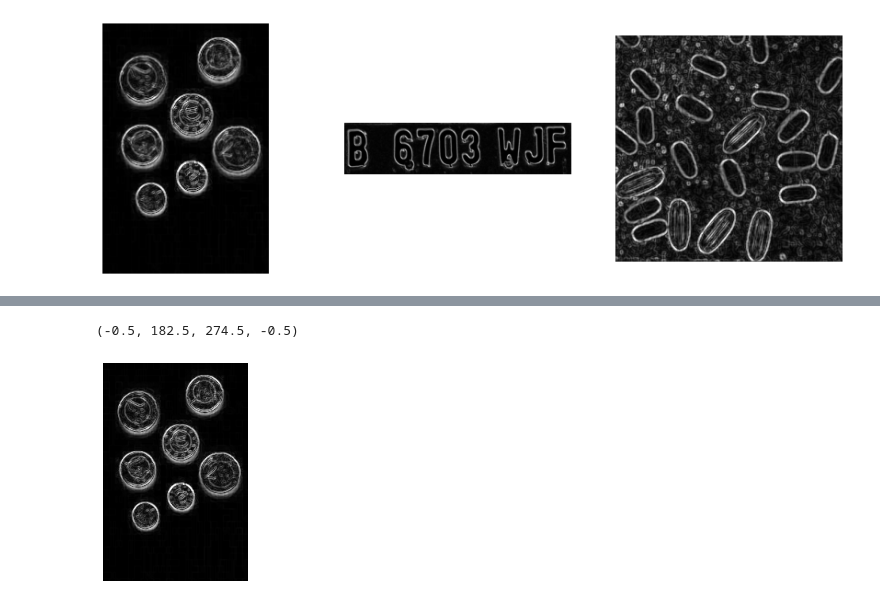
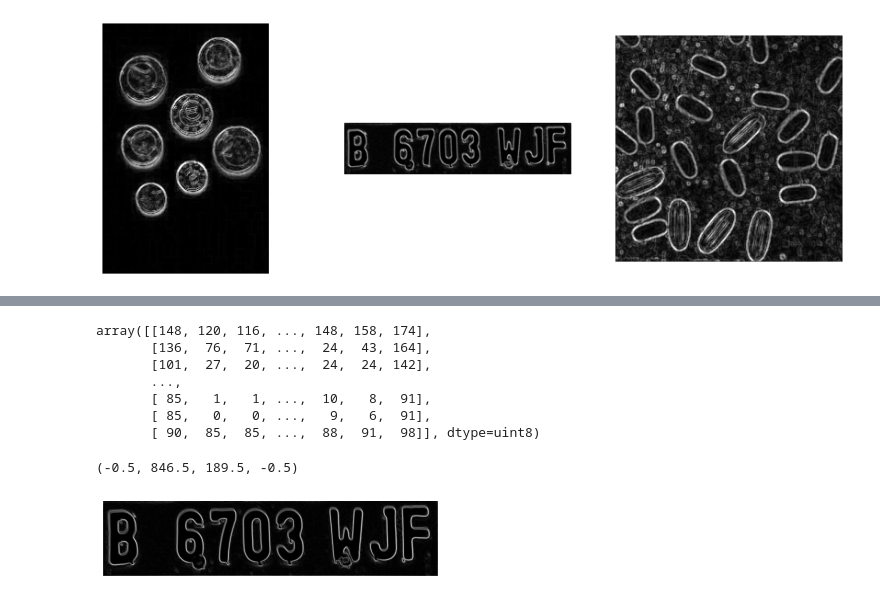
Before and after one commit to fjoeda/pengolahan-citra-dan-visi-komputer, a Jupyter notebook: egde-detection/Tugas Edge Detection.ipynb, the cells around one changed output, grey strips where cells are left out. Cells and saved outputs as stored; diff of their text form; code cells hidden in the pictures.

Commit message:
add log and implement sobel from scratch

```diff
--- a/egde-detection/Tugas Edge Detection.ipynb
+++ b/egde-detection/Tugas Edge Detection.ipynb
@@ -70,7 +92,42 @@ im3.axis('off')
+# %%
+import scipy.signal as sig
+
+def sobel_scratch(img):
+    x_kernel = [
+        [-1,0,1],
+        [-2,0,2],
+        [-1,0,1]
+    ]
+    y_kernel = [
+        [-1,-2,-1],
+        [0,0,0],
+        [1,2,1]
+    ]
+
+    x_conv = sig.convolve2d(img.copy(), x_kernel, mode='same')
+    y_conv = sig.convolve2d(img.copy(), y_kernel, mode='same')
+
+    img_g = np.sqrt(np.square(x_conv)+np.square(y_conv))
+    #img_g_scaled = np.floor(img_g*255/np.max(img_g))
+    img_g_scaled = np.floor(np.abs(img_g)*255/np.max(img_g))
+
+
+    return np.array(img_g_scaled, dtype=np.uint8)
+# %%
+img_scratch = sobel_scratch(plat_img)
+# %%
+img_scratch
+# %% [output]
+array([[148, 120, 116, ..., 148, 158, 174],
+       [136,  76,  71, ...,  24,  43, 164],
+       [101,  27,  20, ...,  24,  24, 142],
+       ...,
+       [ 85,   1,   1, ...,  10,   8,  91],
+       [ 85,   0,   0, ...,   9,   6,  91],
+       [ 90,  85,  85, ...,  88,  91,  98]], dtype=uint8)
 # %%
-
-plt.imshow(coin_add, cmap='gray')
+plt.imshow(img_scratch, cmap='gray')
 plt.axis('off')
 # %% [output]
-(-0.5, 182.5, 274.5, -0.5)
+(-0.5, 846.5, 189.5, -0.5)
-[figure, old version]
+[figure, new version]
```
Also changed, not shown: parts of 3 cells of this notebook.
